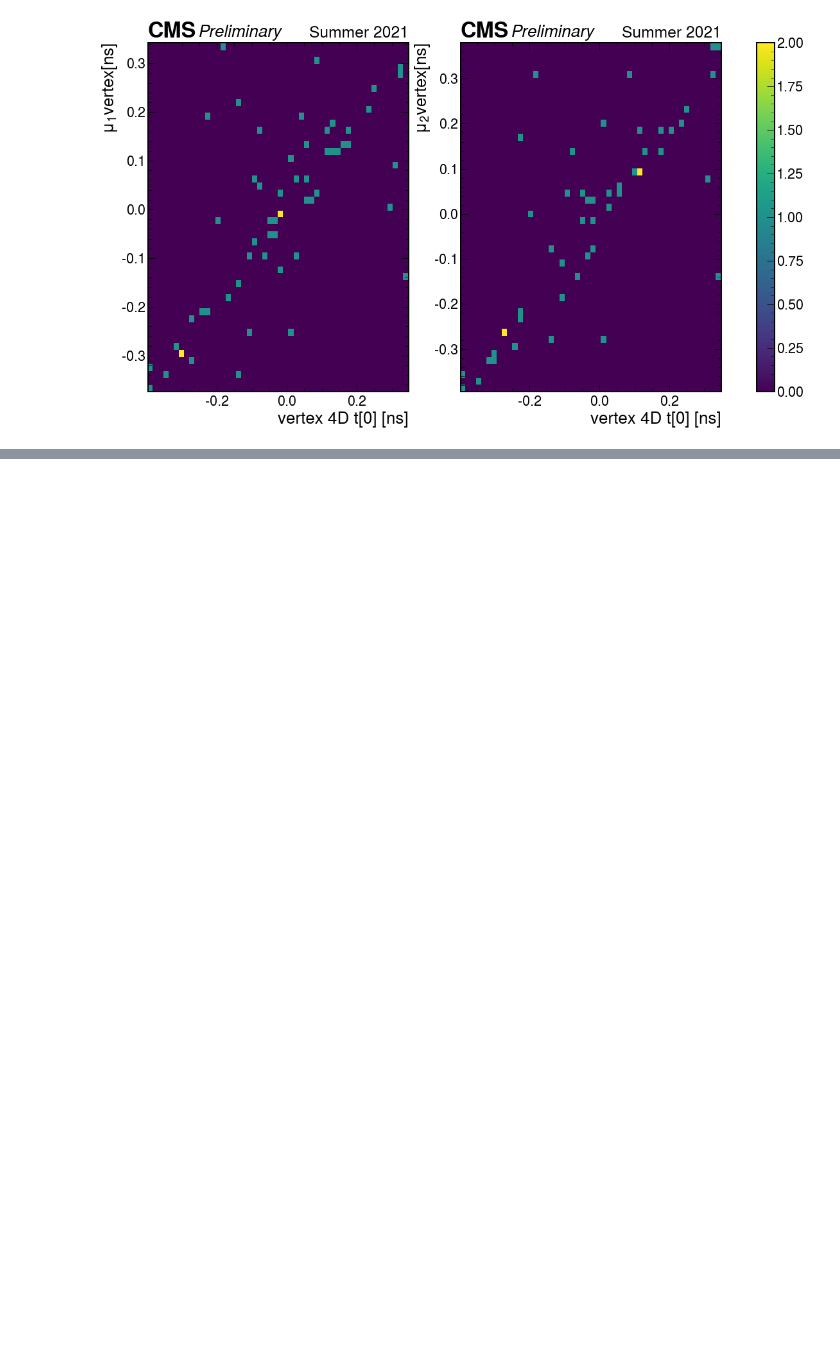
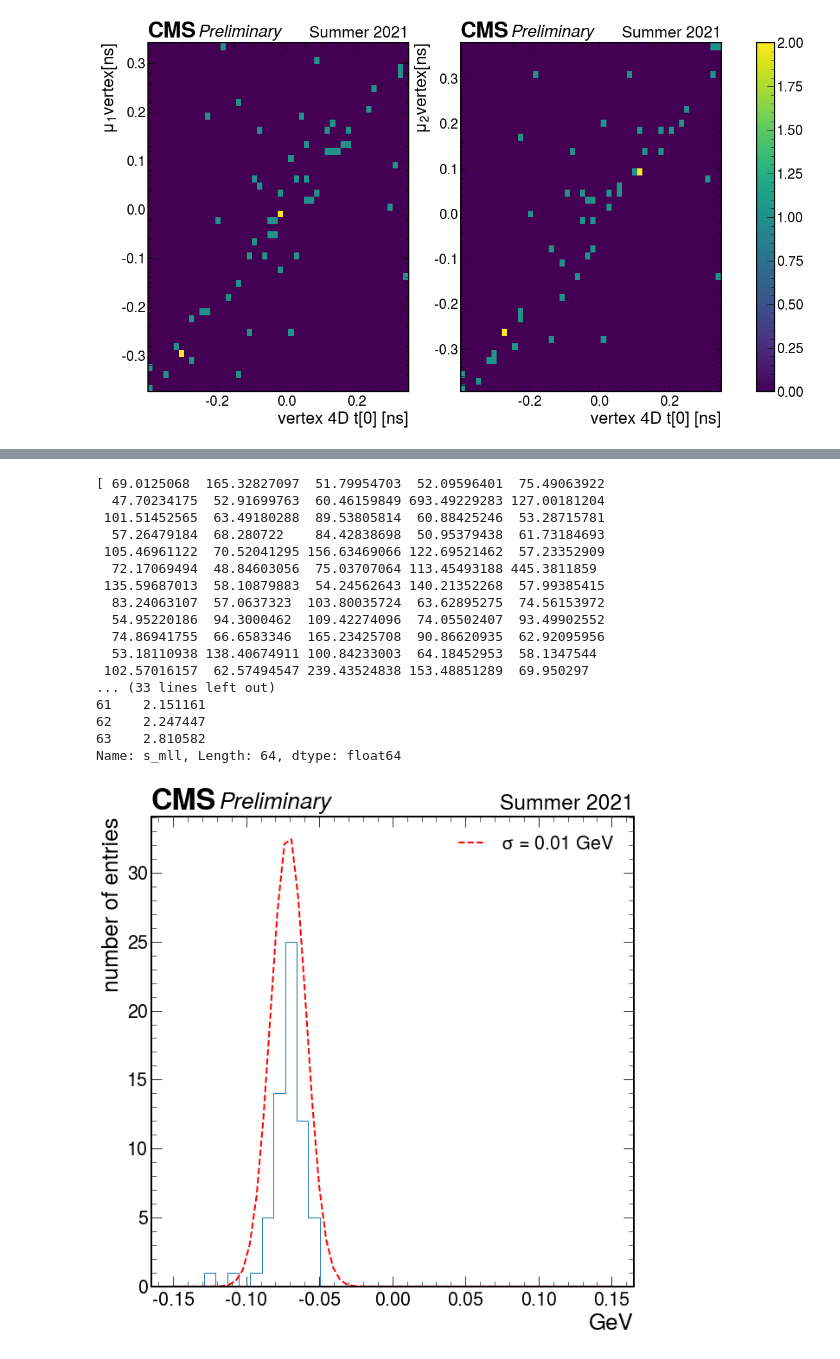
Before and after one commit to jloemker/SWAN, a Jupyter notebook: Analysis_notebook.ipynb, the cells around one changed output, grey strips where cells are left out. Cells and saved outputs as stored; diff of their text form; code cells hidden in the pictures; blank space fills up the shorter version.

```diff
--- a/Analysis_notebook.ipynb
+++ b/Analysis_notebook.ipynb
@@ -1029,0 +838,41 @@ for i in tqdm(range(N)):
+# %%
+#You can plot mpp/mll-1 distribution, fit a gaussian and define a cut to be within the 2 sigma: |mpp-mll| < 2*sigma*mll
+#print(analysis['s_mpp'].values)
+#print(analysis['s_mll'].values)
+data = (analysis['s_mpp'].values/analysis['s_mll'].values)-1
+print(data)
+bins = np.linspace(-0.15,0.15,64)
+f, ax = plt.subplots()
+plt.hist(data, histtype='step')
+
+#fit to gaussian (to avoid bias from outliers restrict the fitted area):  = analysis['s_mpp']-analysis['s_mll'] <
+(mu, sigma) = stats.norm.fit(data)
+x=bins
+y=stats.norm.pdf(x, mu, sigma)
+ax.plot(x, y, 'r--', linewidth=2,label='$\sigma$ = %2.2f GeV'%sigma)
+print(2*sigma*analysis['s_mll'])
+
+hep.cms.label(llabel="Preliminary", rlabel="Summer 2021", ax=ax)
+ax.set(xlabel='GeV', ylabel='number of entries')
+
+ax.legend()
+plt.savefig('AnalyseW2/fit_mass_ratio.png')
+# %% [output]
+[ 69.0125068  165.32827097  51.79954703  52.09596401  75.49063922
+  47.70234175  52.91699763  60.46159849 693.49229283 127.00181204
+ 101.51452565  63.49180288  89.53805814  60.88425246  53.28715781
+  57.26479184  68.280722    84.42838698  50.95379438  61.73184693
+ 105.46961122  70.52041295 156.63469066 122.69521462  57.23352909
+  72.17069494  48.84603056  75.03707064 113.45493188 445.3811859
+ 135.59687013  58.10879883  54.24562643 140.21352268  57.99385415
+  83.24063107  57.0637323  103.80035724  63.62895275  74.56153972
+  54.95220186  94.3000462  109.42274096  74.05502407  93.49902552
+  74.86941755  66.6583346  165.23425708  90.86620935  62.92095956
+  53.18110938 138.40674911 100.84233003  64.18452953  58.1347544
+ 102.57016157  62.57494547 239.43524838 153.48851289  69.950297
+... (33 lines left out)
+61    2.151161
+62    2.247447
+63    2.810582
+Name: s_mll, Length: 64, dtype: float64
+[figure, added]
```
Also changed, not shown: parts of 12 cells of this notebook.
